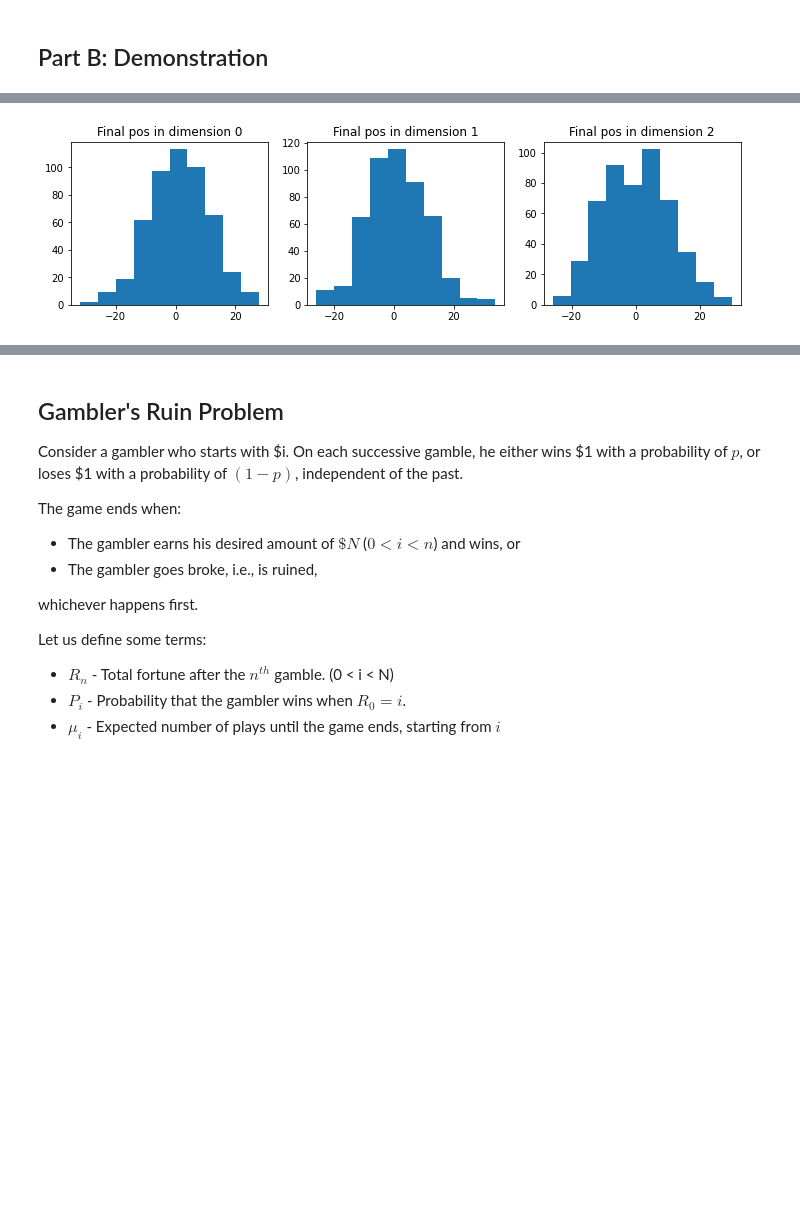
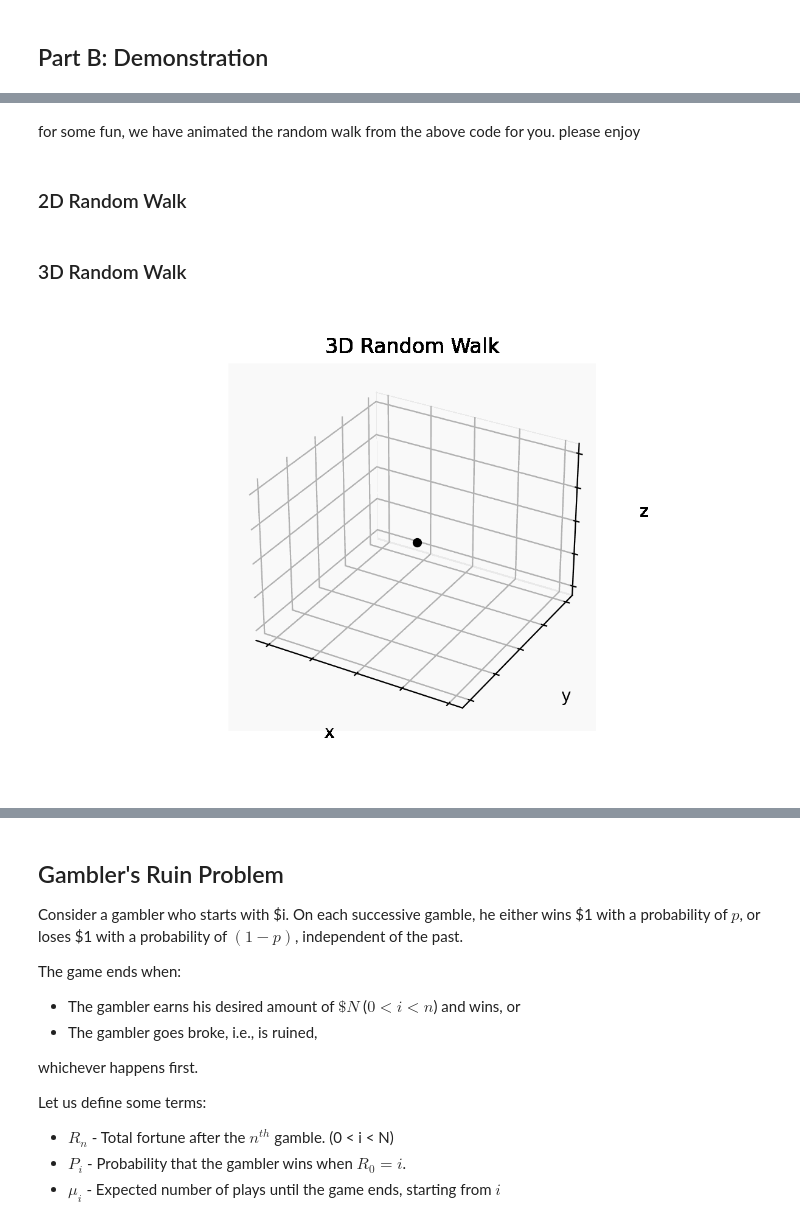
Before and after one commit to kubrian/central-weiner-theorem, a Jupyter notebook: Central Weiner Theorem.ipynb, the cells around one changed output, grey strips where cells are left out. Drawn from its saved outputs; the diff is of its cells as text; code cells hidden in the pictures; blank space fills up the shorter version.

Commit message:
Added 2D & 3D random walk animation. Minor adjustments to formatting

```diff
--- a/Central Weiner Theorem.ipynb
+++ b/Central Weiner Theorem.ipynb
@@ -117,8 +115,9 @@ def plot_coin_flip_CLT(flip_distribution, n, normalize = False):
         # Plot histogram and customize
         ax[i].hist(dist, bins=bin_range, density=normalize)
         ax[i].set_xlabel('Heads')
-        ax[i].set_ylabel('Counts')
         ax[i].set_title(f'$n$ = {n[i]}')
+    # Common y axis label
+    ax[0].set_ylabel('Counts')
 
     return fig, ax
 
@@ -314,5 +295,7 @@ for i in range(n):
     ax[i].hist(ND_walk_pos[:, i])
     ax[i].set_title(f'Final pos in dimension {i}')
 plt.show()
-# %% [output]
-[figure, removed]
+# %% [markdown]
+for some fun, we have animated the random walk from the above code for you. please enjoy
+# %% [markdown]
+### 2D Random Walk
@@ -319 +360,63 @@ plt.show()
+# %% [markdown]
+### 3D Random Walk
+# %%
+# Data
+# Creating a 3D random walk
+steps = 100
+walked_3D_pos = random_walk_ND(steps, n=3)
+# Split into x,y,z dimensions
+x, y, z = walked_3D_pos
+
+# Initialize plot
+fig = plt.figure()
+ax = fig.add_subplot(projection="3d")
+
+# Place the origin for reference
+ax.scatter([0], [0], [0], color='black', label='origin')
+
+# The main plot will change throughout animation, so create a container for it
+line1, = ax.plot([], [], [], label='path', lw=1)
+
+# Customize
+ax.set_title('3D Random Walk')
+# Bounds
+# Use the maximum displacement across x, y and z throughout the run to define our bounds for the plot
+bound = np.max(np.abs(walked_3D_pos))*1.1
+ax.set(xlim3d=(-bound, bound), ylim3d=(-bound, bound), zlim3d=(-bound, bound))
+
+ax.set(xlabel='x', ylabel='y', zlabel='z')
+ax.set(xticklabels=[], yticklabels=[], zticklabels=[])
+
+# Animate Frame for 3D
+def animate_frame_3D(i):
+    '''
+    Defines what the i-th frame of animation should have.
+
+    Parameters
+    ----------
+    i: Specifies the frame of animation
+
+    Returns
+    -------
+    List of plot elements that need to be updated
+    '''
+    # Line from 0 to i-th (inclusive) data point, and a point for the i-th data point
+    line1.set_data(x[:i+1], y[:i+1])
+    line1.set_3d_properties(z[:i+1])
+    return line1
+
+# blit=True optimizes the graphing process by only redrawing the changes.
+# It does so using the return values of animate.
+# Therefore, animate_frame returns the list of objects need updating.
+ani = FuncAnimation(fig, animate_frame_3D, frames=steps)
+
+# In particular, gifs outputs are not rendered for .ipynb, so saving and redirecting to output should be used instead.
+ani.save("3D_walk.gif", writer=PillowWriter(fps=22), dpi=200)
+# Suppress the static image
+plt.close()
+
+# Show saved gif
+Image(filename="3D_walk.gif")
+# %% [output]
+[figure, added]
 # %% [markdown]
```
Also changed, not shown: parts of 12 cells of this notebook.
